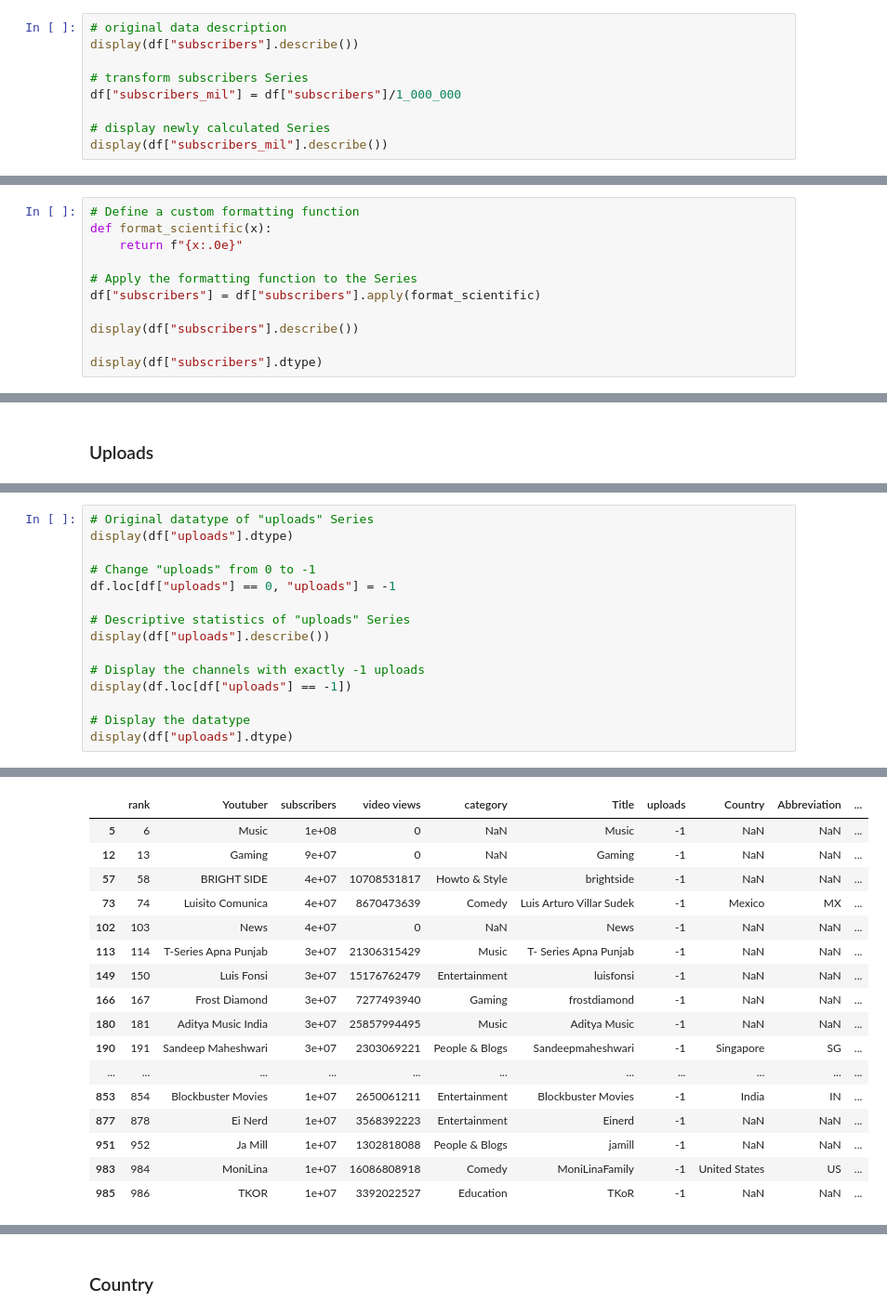
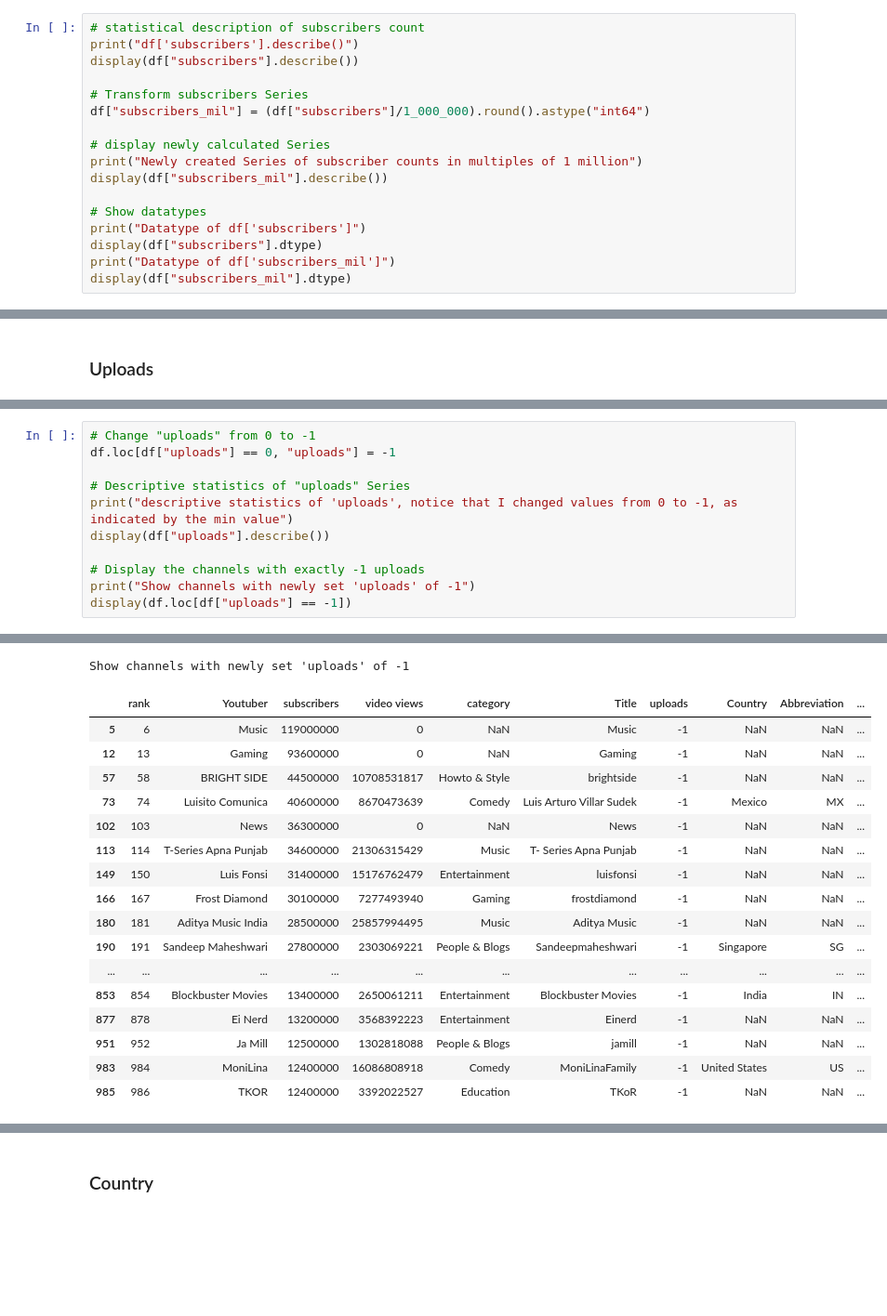
Before and after one commit to YKarsten/Clean-and-tranform, a Jupyter notebook: youtube.ipynb, the cells around one changed output, grey strips where cells are left out. Shown: that part at 93% size. Drawn from its saved outputs; the diff is of its cells as text; blank space fills up the shorter version.

Commit message:
Clarify some display functions by print messages

```diff
--- a/youtube.ipynb
+++ b/youtube.ipynb
@@ -83,12 +122,20 @@ dtype: object
 Since this database holds the most subscribed youtube channels the minimal value for subscribers is in the millions.
 For ease of readbility I tranform the Series to multiples of 1 million.
 # %%
-# original data description
+# statistical description of subscribers count
+print("df['subscribers'].describe()")
 display(df["subscribers"].describe())
 
-# transform subscribers Series
-df["subscribers_mil"] = df["subscribers"]/1_000_000
+# Transform subscribers Series
+df["subscribers_mil"] = (df["subscribers"]/1_000_000).round().astype("int64")
 
 # display newly calculated Series
+print("Newly created Series of subscriber counts in multiples of 1 million")
 display(df["subscribers_mil"].describe())
+
+# Show datatypes
+print("Datatype of df['subscribers']")
+display(df["subscribers"].dtype)
+print("Datatype of df['subscribers_mil']")
+display(df["subscribers_mil"].dtype)
 # %% [output]
@@ -113,11 +165,0 @@ Name: subscribers_mil, dtype: float64
-# %%
-# Define a custom formatting function
-def format_scientific(x):
-    return f"{x:.0e}"
-
-# Apply the formatting function to the Series
-df["subscribers"] = df["subscribers"].apply(format_scientific)
-
-display(df["subscribers"].describe())
-
-display(df["subscribers"].dtype)
@@ -334,17 +391,13 @@ There seems to be an error in the database with the uploads Series, that can't b
 As such, I'll change the uploads column for channels with non-zero video views to -1 to indicate the discrepancy, while keeping the int64 datatype of the Series.
 # %%
-# Original datatype of "uploads" Series
-display(df["uploads"].dtype)
-
 # Change "uploads" from 0 to -1
 df.loc[df["uploads"] == 0, "uploads"] = -1
 
 # Descriptive statistics of "uploads" Series
+print("descriptive statistics of 'uploads', notice that I changed values from 0 to -1, as indicated by the min value")
 display(df["uploads"].describe())
 
 # Display the channels with exactly -1 uploads
+print("Show channels with newly set 'uploads' of -1")
 display(df.loc[df["uploads"] == -1])
-
-# Display the datatype
-display(df["uploads"].dtype)
 # %% [output]
@@ -352,26 +405,27 @@ dtype('int64')
 count       993.000000
 mean       9205.584089
 std       34183.279928
 min          -1.000000
 25%         196.000000
 50%         733.000000
 75%        2717.000000
 max      301308.000000
 Name: uploads, dtype: float64
+Show channels with newly set 'uploads' of -1
 |  | rank | Youtuber | subscribers | video views | category | Title | uploads | Country | Abbreviation | ... |
-| 5 | 6 | Music | 1e+08 | 0 | NaN | Music | -1 | NaN | NaN | ... |
-| 12 | 13 | Gaming | 9e+07 | 0 | NaN | Gaming | -1 | NaN | NaN | ... |
-| 57 | 58 | BRIGHT SIDE | 4e+07 | 10708531817 | Howto & Style | brightside | -1 | NaN | NaN | ... |
-| 73 | 74 | Luisito Comunica | 4e+07 | 8670473639 | Comedy | Luis Arturo Villar Sudek | -1 | Mexico | MX | ... |
-| 102 | 103 | News | 4e+07 | 0 | NaN | News | -1 | NaN | NaN | ... |
-| 113 | 114 | T-Series Apna Punjab | 3e+07 | 21306315429 | Music | T- Series Apna Punjab | -1 | NaN | NaN | ... |
-| 149 | 150 | Luis Fonsi | 3e+07 | 15176762479 | Entertainment | luisfonsi | -1 | NaN | NaN | ... |
-| 166 | 167 | Frost Diamond | 3e+07 | 7277493940 | Gaming | frostdiamond | -1 | NaN | NaN | ... |
-| 180 | 181 | Aditya Music India | 3e+07 | 25857994495 | Music | Aditya Music | -1 | NaN | NaN | ... |
-| 190 | 191 | Sandeep Maheshwari | 3e+07 | 2303069221 | People & Blogs | Sandeepmaheshwari | -1 | Singapore | SG | ... |
+| 5 | 6 | Music | 119000000 | 0 | NaN | Music | -1 | NaN | NaN | ... |
+| 12 | 13 | Gaming | 93600000 | 0 | NaN | Gaming | -1 | NaN | NaN | ... |
+| 57 | 58 | BRIGHT SIDE | 44500000 | 10708531817 | Howto & Style | brightside | -1 | NaN | NaN | ... |
+| 73 | 74 | Luisito Comunica | 40600000 | 8670473639 | Comedy | Luis Arturo Villar Sudek | -1 | Mexico | MX | ... |
+| 102 | 103 | News | 36300000 | 0 | NaN | News | -1 | NaN | NaN | ... |
+| 113 | 114 | T-Series Apna Punjab | 34600000 | 21306315429 | Music | T- Series Apna Punjab | -1 | NaN | NaN | ... |
+| 149 | 150 | Luis Fonsi | 31400000 | 15176762479 | Entertainment | luisfonsi | -1 | NaN | NaN | ... |
+| 166 | 167 | Frost Diamond | 30100000 | 7277493940 | Gaming | frostdiamond | -1 | NaN | NaN | ... |
+| 180 | 181 | Aditya Music India | 28500000 | 25857994495 | Music | Aditya Music | -1 | NaN | NaN | ... |
+| 190 | 191 | Sandeep Maheshwari | 27800000 | 2303069221 | People & Blogs | Sandeepmaheshwari | -1 | Singapore | SG | ... |
 | ... | ... | ... | ... | ... | ... | ... | ... | ... | ... | ... |
-| 853 | 854 | Blockbuster Movies | 1e+07 | 2650061211 | Entertainment | Blockbuster Movies | -1 | India | IN | ... |
-| 877 | 878 | Ei Nerd | 1e+07 | 3568392223 | Entertainment | Einerd | -1 | NaN | NaN | ... |
-| 951 | 952 | Ja Mill | 1e+07 | 1302818088 | People & Blogs | jamill | -1 | NaN | NaN | ... |
-| 983 | 984 | MoniLina | 1e+07 | 16086808918 | Comedy | MoniLinaFamily | -1 | United States | US | ... |
-| 985 | 986 | TKOR | 1e+07 | 3392022527 | Education | TKoR | -1 | NaN | NaN | ... |
+| 853 | 854 | Blockbuster Movies | 13400000 | 2650061211 | Entertainment | Blockbuster Movies | -1 | India | IN | ... |
+| 877 | 878 | Ei Nerd | 13200000 | 3568392223 | Entertainment | Einerd | -1 | NaN | NaN | ... |
+| 951 | 952 | Ja Mill | 12500000 | 1302818088 | People & Blogs | jamill | -1 | NaN | NaN | ... |
+| 983 | 984 | MoniLina | 12400000 | 16086808918 | Comedy | MoniLinaFamily | -1 | United States | US | ... |
+| 985 | 986 | TKOR | 12400000 | 3392022527 | Education | TKoR | -1 | NaN | NaN | ... |
```
Also changed, not shown: parts of 28 cells of this notebook.
